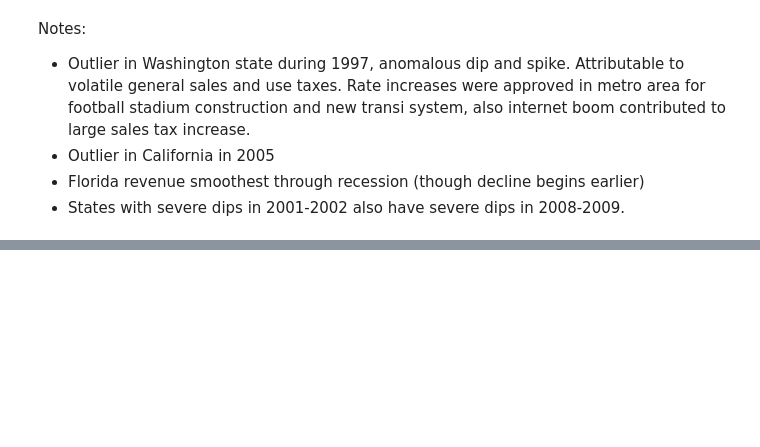
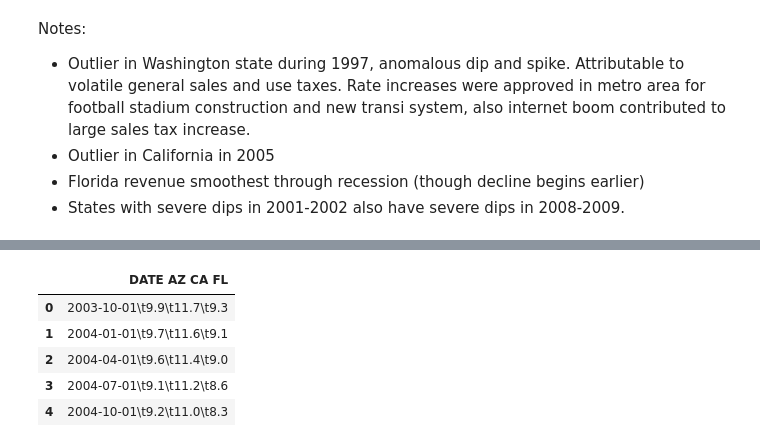
Before and after one commit to rcstein/qtax, a Jupyter notebook: QTax Data Analysis.ipynb, the cells around one changed output, grey strips where cells are left out. Cells and saved outputs as stored; diff of their text form; code cells hidden in the pictures; blank space fills up the shorter version.

```diff
--- a/QTax Data Analysis.ipynb
+++ b/QTax Data Analysis.ipynb
@@ -324,0 +339,13 @@ sns.lineplot(x = "time", y = "adjusted", data = top_15_total, hue = "state")
+# %%
+# Add some unemployment data (from FRED via BLS)
+
+unemployment = pd.read_csv("Data/Unemployment/state_unemployment.txt", sep = "\t",header = 0, parse_dates = [0])
+# %%
+unemployment.head()
+# %% [output]
+|  | DATE AZ CA FL |
+| 0 | 2003-10-01\t9.9\t11.7\t9.3 |
+| 1 | 2004-01-01\t9.7\t11.6\t9.1 |
+| 2 | 2004-04-01\t9.6\t11.4\t9.0 |
+| 3 | 2004-07-01\t9.1\t11.2\t8.6 |
+| 4 | 2004-10-01\t9.2\t11.0\t8.3 |
```
Also changed, not shown: parts of 3 cells of this notebook, 3 other files.
